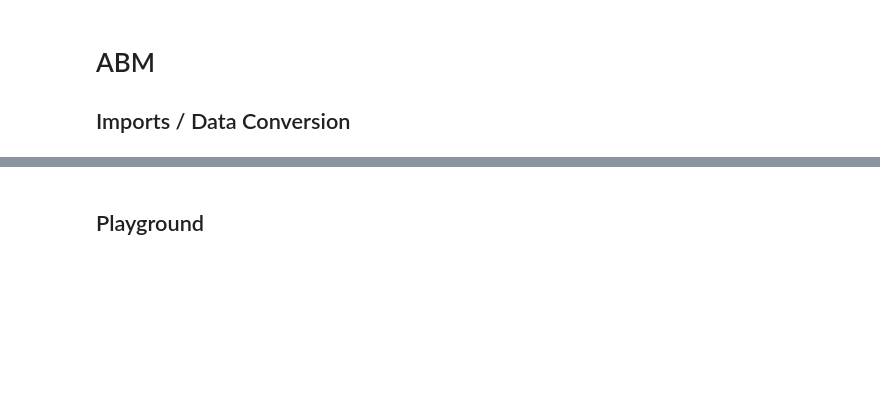
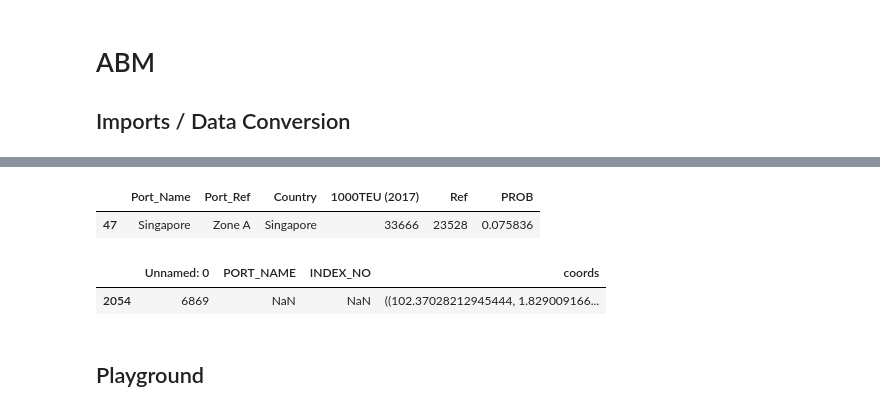
Before and after one commit to jvschlierf/Networks-ships-reroutes, a Jupyter notebook: Shipping_ABM_merged.ipynb, the cells around one changed output, grey strips where cells are left out. Saved outputs shown, nothing was run; the diff lists cells and outputs as text; code cells hidden in the pictures; blank space fills up the shorter version.

```diff
--- a/Shipping_ABM_merged.ipynb
+++ b/Shipping_ABM_merged.ipynb
@@ -40,3 +38,13 @@ NameError: name 'pd' is not defined
+# %%
+origin[origin["Ref"]==23528]
+# %% [output]
+|  | Port_Name | Port_Ref | Country | 1000TEU (2017) | Ref | PROB |
+| 47 | Singapore | Zone A | Singapore | 33666 | 23528 | 0.075836 |
+# %%
+ports[ports["Unnamed: 0"] == 6869]
+# %% [output]
+|  | Unnamed: 0 | PORT_NAME | INDEX_NO | coords |
+| 2054 | 6869 | NaN | NaN | ((102.37028212945444, 1.829009166... |
 # %%
 '''
 Route Blockages Import, redownload since I had to remove some duplicates from the total thing last night
```
Also changed, not shown: parts of 11 cells of this notebook, 1 other file.
